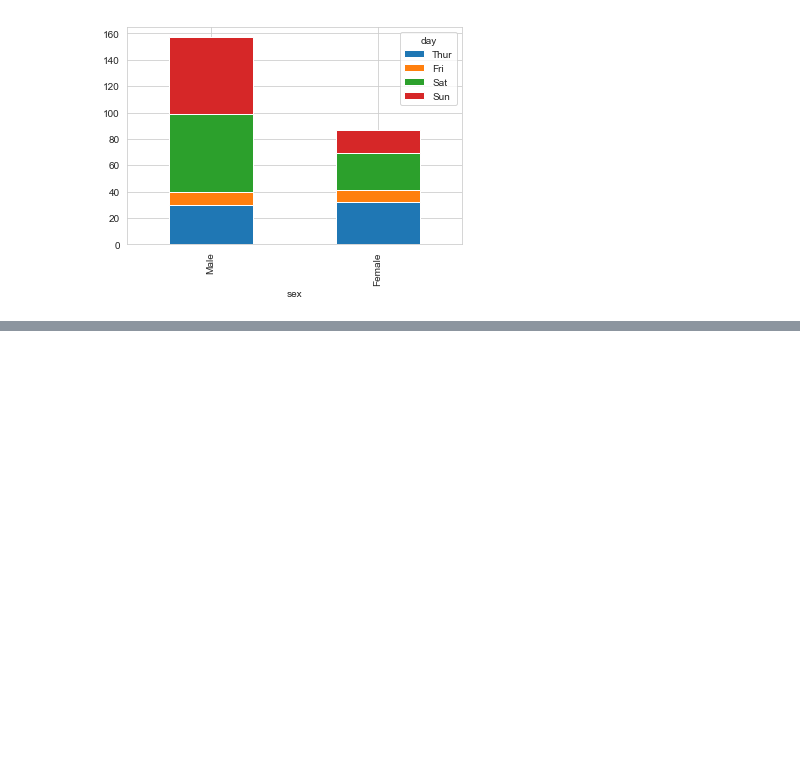
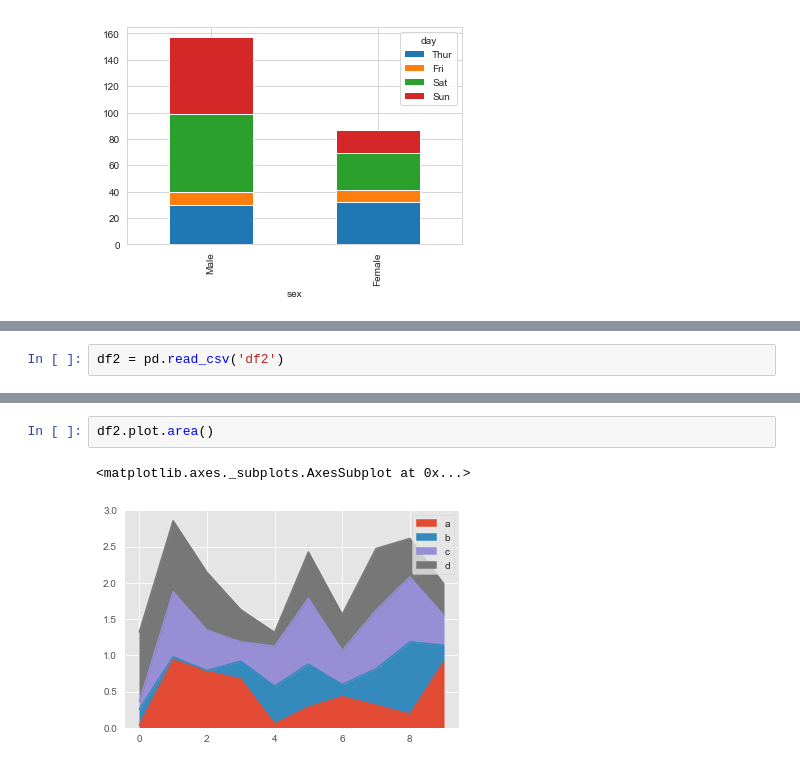
Before and after one commit to jamaludinfikrii/FundamentalDSBandung, a Jupyter notebook: Modul2/Data Visualization/data_viz_2.ipynb, the cells around one changed output, grey strips where cells are left out. Saved outputs shown, nothing was run; the diff lists cells and outputs as text; blank space fills up the shorter version.

```diff
--- a/Modul2/Data Visualization/data_viz_2.ipynb
+++ b/Modul2/Data Visualization/data_viz_2.ipynb
@@ -185,0 +210,2 @@ piv_tips_stack.plot(kind='bar',stacked=True)
+# %%
+df2 = pd.read_csv('df2')
@@ -185,0 +221,5 @@ piv_tips_stack.plot(kind='bar',stacked=True)
+# %%
+df2.plot.area()
+# %% [output]
+<matplotlib.axes._subplots.AxesSubplot at 0x...>
+[figure, added]
```
Also changed, not shown: parts of 13 cells of this notebook, 6 other files.
